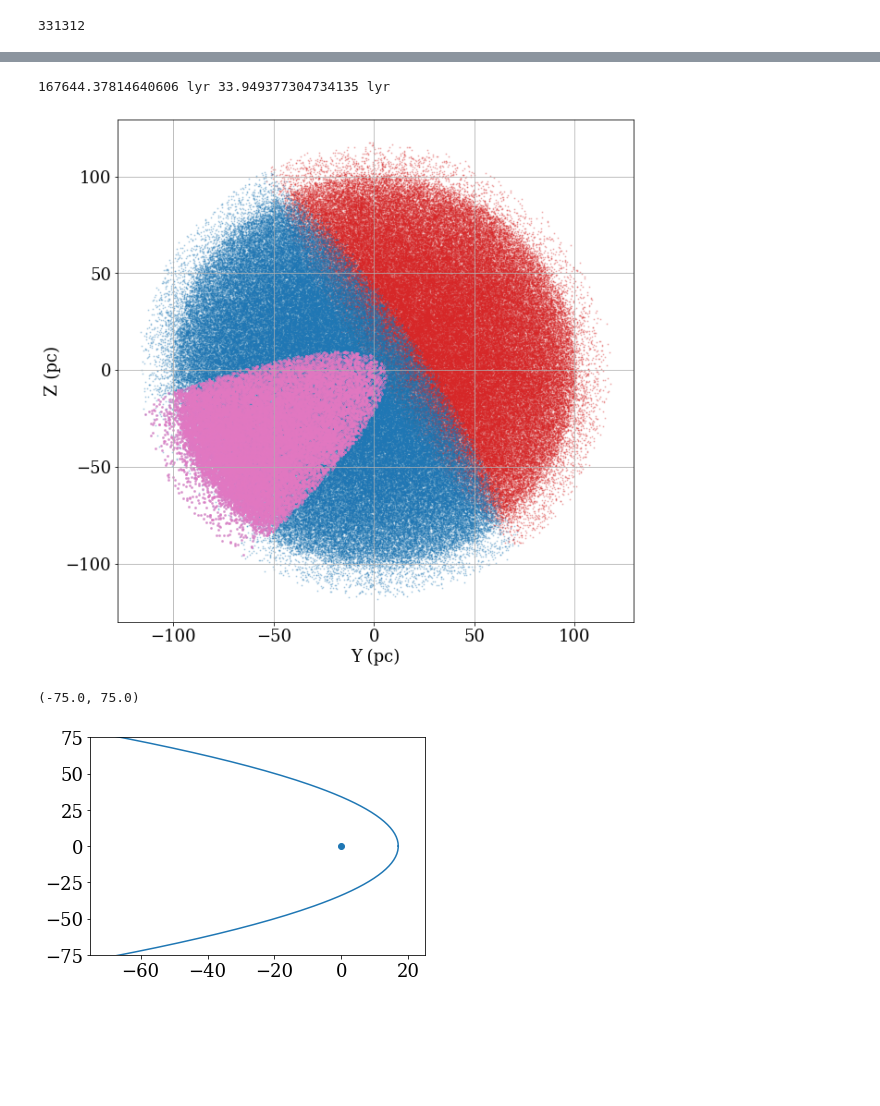
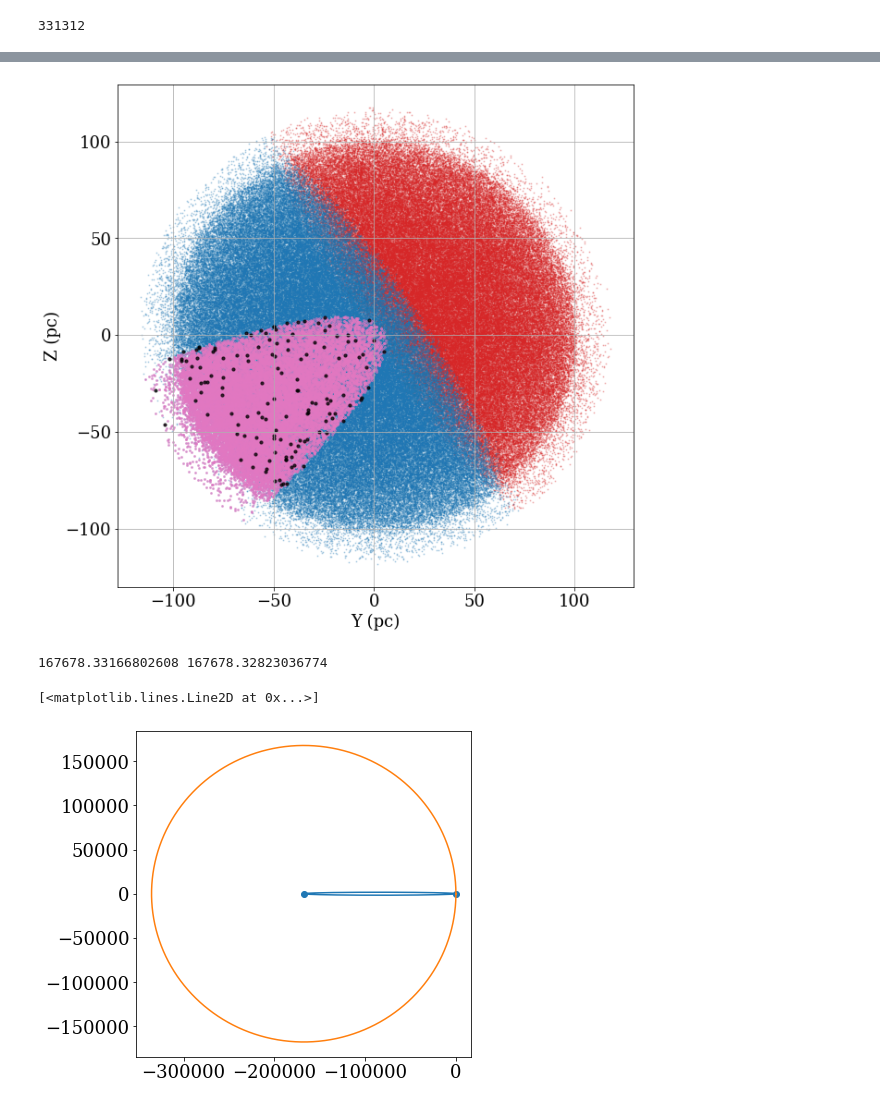
Before and after one commit to jradavenport/daen, a Jupyter notebook: code/GCNS_SN1987A.ipynb, the cells around one changed output, grey strips where cells are left out. Drawn from its saved outputs; the diff is of its cells as text; code cells hidden in the pictures; blank space fills up the shorter version.

```diff
--- a/code/GCNS_SN1987A.ipynb
+++ b/code/GCNS_SN1987A.ipynb
@@ -89,19 +95,14 @@ ENO = ~EYES
-# %%
-# d2.to('lyr')
-print(d0.to('lyr'), (dt.to('s') * const.c).to('lyr'))
-# %% [output]
-167644.37814640606 lyr 33.949377304734135 lyr
 # %%
 plt.figure(figsize=(10,10))
 plt.scatter(GCNS['YCOORD_50'][SNNO], GCNS['ZCOORD_50'][SNNO], c='C3', s=1, alpha=0.25)
-plt.scatter(GCNS['YCOORD_50'][SNYES], GCNS['ZCOORD_50'][SNYES], c='C0', s=1, alpha=0.25)
-
+plt.scatter(GCNS['YCOORD_50'][SNYES],GCNS['ZCOORD_50'][SNYES], c='C0', s=1, alpha=0.25)
 plt.scatter(GCNS['YCOORD_50'][EYES], GCNS['ZCOORD_50'][EYES], c='C6', s=4, alpha=0.5)
+plt.scatter(GCNS['YCOORD_50'][OYES], GCNS['ZCOORD_50'][OYES], c='k', s=10, alpha=0.75)
 
 plt.xlabel('Y (pc)')
 plt.ylabel('Z (pc)')
 plt.grid(True)
 plt.savefig('GCNS_SN1987A.jpeg', dpi=150, bbox_inches='tight', pad_inches=0.25)
 # %% [output]
-[figure, old version]
+[figure, new version]
 # %%
@@ -130,16 +148,17 @@ def echoxy0(t, c, Ntheta=1000, foci=False):
 # %%
 t=dt.to('year').value
+fx0,fy0 = echoxy0(t, c.value, foci=True)
+fx,fy = echoxy0(t, c.value, Ntheta=10000)
+cx,cy = circxy0(t, c.value, Ntheta=10000)
 
-fx0,fy0 = echoxy0(t, c.value, foci=True)
-fx,fy = echoxy0(t, c.value, foci=False, Ntheta=10000)
-
-plt.scatter((fx0 - fx0[1]), fy0)
-plt.plot(fx - fx0[1], fy)
-plt.xlim(-75,25)
-plt.ylim(-75,75)
+plt.figure(figsize=(6,6))
+plt.scatter(fx0, fy0)
+plt.plot(fx, fy)
+plt.plot(cx, cy)
 # %% [output]
-(-75.0, 75.0)
+167678.33166802608 167678.32823036774
+[<matplotlib.lines.Line2D at 0x...>]
-[figure, old version]
+[figure, new version]
 # %%
 plt.figure(figsize=(10,10))
 plt.scatter(GCNS['YCOORD_50'][SNNO], GCNS['ZCOORD_50'][SNNO], c='C3', s=1, alpha=0.25)
```
Also changed, not shown: parts of 7 cells of this notebook, 1 other file.
